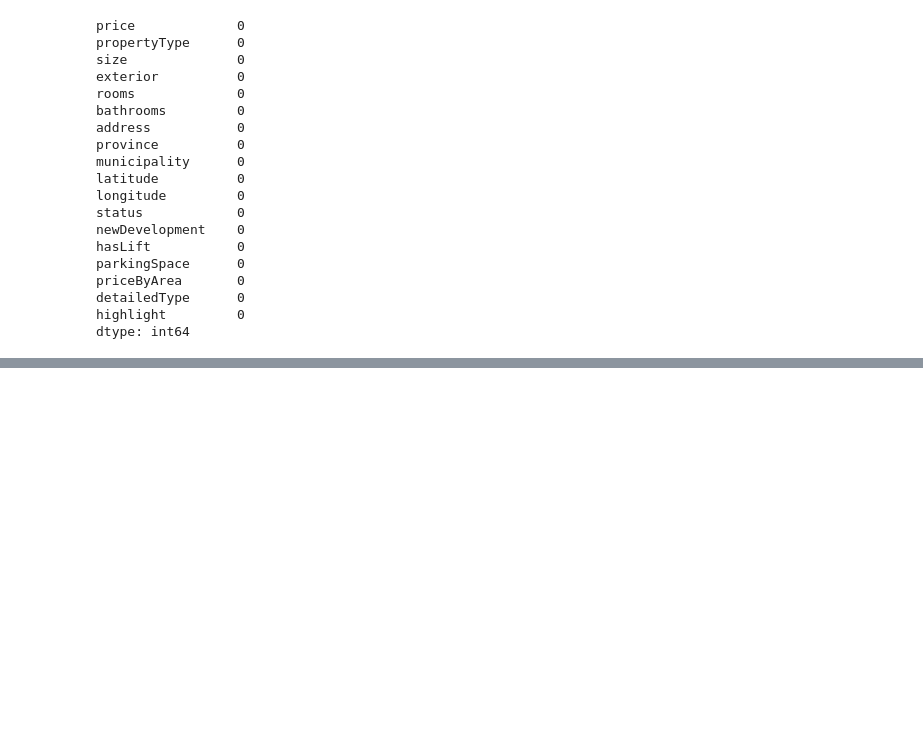
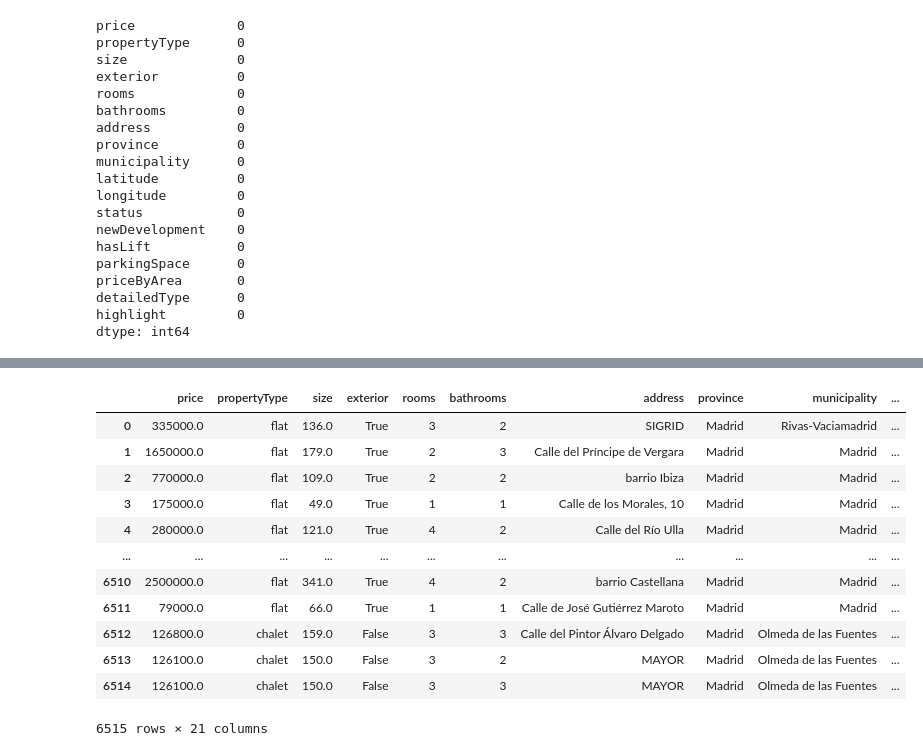
Before and after one commit to falba3/harmonia, a Jupyter notebook: EDAFranco.ipynb, the cells around one changed output, grey strips where cells are left out. Cells and saved outputs as stored; diff of their text form; code cells hidden in the pictures; blank space fills up the shorter version.

```diff
--- a/EDAFranco.ipynb
+++ b/EDAFranco.ipynb
@@ -99,5 +96,3 @@ Try using .loc[row_indexer,col_indexer] = value instead
 
 See the caveats in the documentation: https://pandas.pydata.org/pandas-docs/stable/user_guide/indexing.html#returning-a-view-versus-a-copy
   df['parkingSpace'] = df['parkingSpace'].fillna("{'hasParkingSpace': False, 'isParkingSpaceIncludedInPrice': False, 'parkingSpacePrice': None}")
-# %%
-df[df['parkingSpace'] == "{'hasParkingSpace': True, 'isParkingSpaceIncludedInPrice': True}"]['parkingSpace'] = "{'hasParkingSpace': True, 'isParkingSpaceIncludedInPrice': True, 'parkingSpacePrice': None}"
@@ -153,0 +173,4 @@ dtype: int64
+# %%
+# fixing detailedType
+df['detailedType'] = df['detailedType'].apply(lambda x: "{'typology': 'flat', 'subTypology': 'standardFlat'}" if x == "{'typology': 'flat'}" else x)
+df['detailedType'] = df['detailedType'].apply(lambda x: "{'typology': 'chalet', 'subTypology': 'standardChalet'}" if x == "{'typology': 'chalet'}" else x)
@@ -153,0 +205,8 @@ dtype: int64
+# %%
+# Converting string of dicts --> dicts
+
+from ast import literal_eval # Library for string evaluation
+
+df['parkingSpace'] = df['parkingSpace'].apply(literal_eval)
+df['highlight'] = df['highlight'].apply(literal_eval)
+df['detailedType'] = df['detailedType'].apply(literal_eval)
@@ -153,0 +229,6 @@ dtype: int64
+# %%
+df = pd.concat([df,
+           pd.json_normalize(df['parkingSpace']),
+           pd.json_normalize(df['highlight']),
+           pd.json_normalize(df['detailedType'])],
+          axis = 1)
@@ -154,2 +259,18 @@ dtype: int64
+# %%
+df
+# %% [output]
+|  | price | propertyType | size | exterior | rooms | bathrooms | address | province | municipality | ... |
+| 0 | 335000.0 | flat | 136.0 | True | 3 | 2 | SIGRID | Madrid | Rivas-Vaciamadrid | ... |
+| 1 | 1650000.0 | flat | 179.0 | True | 2 | 3 | Calle del Príncipe de Vergara | Madrid | Madrid | ... |
+| 2 | 770000.0 | flat | 109.0 | True | 2 | 2 | barrio Ibiza | Madrid | Madrid | ... |
+| 3 | 175000.0 | flat | 49.0 | True | 1 | 1 | Calle de los Morales, 10 | Madrid | Madrid | ... |
+| 4 | 280000.0 | flat | 121.0 | True | 4 | 2 | Calle del Río Ulla | Madrid | Madrid | ... |
+| ... | ... | ... | ... | ... | ... | ... | ... | ... | ... | ... |
+| 6510 | 2500000.0 | flat | 341.0 | True | 4 | 2 | barrio Castellana | Madrid | Madrid | ... |
+| 6511 | 79000.0 | flat | 66.0 | True | 1 | 1 | Calle de José Gutiérrez Maroto | Madrid | Madrid | ... |
+| 6512 | 126800.0 | chalet | 159.0 | False | 3 | 3 | Calle del Pintor Álvaro Delgado | Madrid | Olmeda de las Fuentes | ... |
+| 6513 | 126100.0 | chalet | 150.0 | False | 3 | 2 | MAYOR | Madrid | Olmeda de las Fuentes | ... |
+| 6514 | 126100.0 | chalet | 150.0 | False | 3 | 3 | MAYOR | Madrid | Olmeda de las Fuentes | ... |
+6515 rows × 21 columns
 # %%
 df.to_csv('cleaned_df.csv')
```
Also changed, not shown: parts of 16 cells of this notebook, 1 other file.
